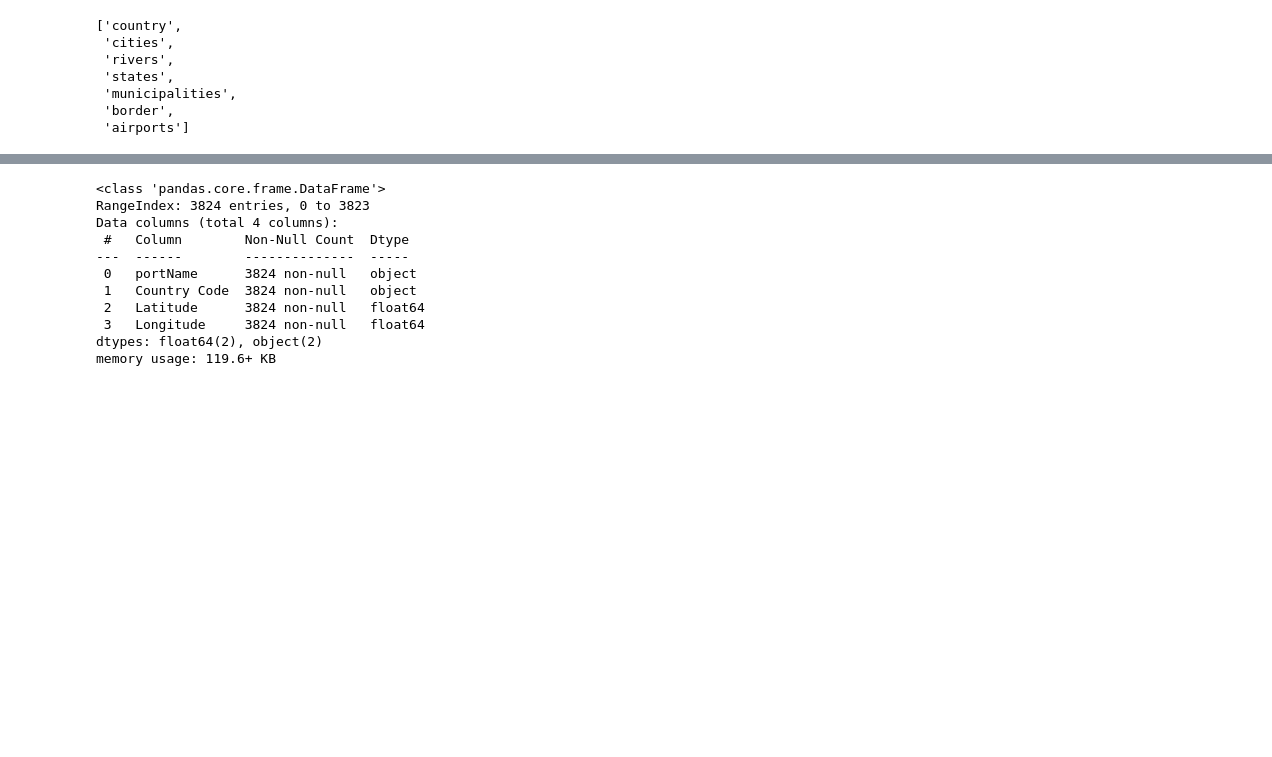
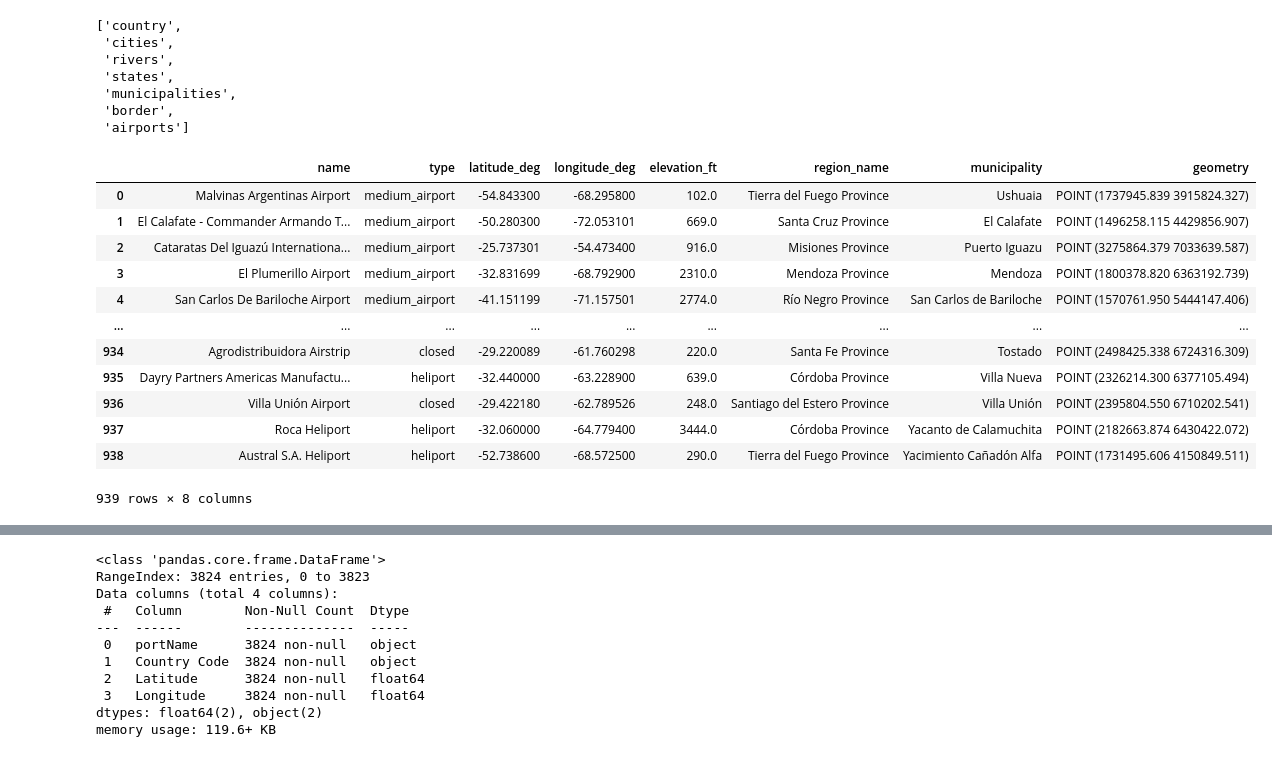
Before and after one commit to Romina300/TareaFinal_1, a Jupyter notebook: TareaFinal_parte1.ipynb, the cells around one changed output, grey strips where cells are left out. Cells and saved outputs as stored; diff of their text form; code cells hidden in the pictures; blank space fills up the shorter version.

```diff
--- a/TareaFinal_parte1.ipynb
+++ b/TareaFinal_parte1.ipynb
@@ -39,3 +39,19 @@ municipalities=gpd.read_file(argentinaMaps,layer='municipalities')
 airports=gpd.read_file(argentinaMaps,layer='airports')
 rivers=gpd.read_file(argentinaMaps,layer='rivers')
 border=gpd.read_file(argentinaMaps,layer='border')
+# %%
+airports
+# %% [output]
+|  | name | type | latitude_deg | longitude_deg | elevation_ft | region_name | municipality | geometry |
+| 0 | Malvinas Argentinas Airport | medium_airport | -54.843300 | -68.295800 | 102.0 | Tierra del Fuego Province | Ushuaia | POINT (1737945.839 3915824.327) |
+| 1 | El Calafate - Commander Armando T... | medium_airport | -50.280300 | -72.053101 | 669.0 | Santa Cruz Province | El Calafate | POINT (1496258.115 4429856.907) |
+| 2 | Cataratas Del Iguazú Internationa... | medium_airport | -25.737301 | -54.473400 | 916.0 | Misiones Province | Puerto Iguazu | POINT (3275864.379 7033639.587) |
+| 3 | El Plumerillo Airport | medium_airport | -32.831699 | -68.792900 | 2310.0 | Mendoza Province | Mendoza | POINT (1800378.820 6363192.739) |
+| 4 | San Carlos De Bariloche Airport | medium_airport | -41.151199 | -71.157501 | 2774.0 | Río Negro Province | San Carlos de Bariloche | POINT (1570761.950 5444147.406) |
+| ... | ... | ... | ... | ... | ... | ... | ... | ... |
+| 934 | Agrodistribuidora Airstrip | closed | -29.220089 | -61.760298 | 220.0 | Santa Fe Province | Tostado | POINT (2498425.338 6724316.309) |
+| 935 | Dayry Partners Americas Manufactu... | heliport | -32.440000 | -63.228900 | 639.0 | Córdoba Province | Villa Nueva | POINT (2326214.300 6377105.494) |
+| 936 | Villa Unión Airport | closed | -29.422180 | -62.789526 | 248.0 | Santiago del Estero Province | Villa Unión | POINT (2395804.550 6710202.541) |
+| 937 | Roca Heliport | heliport | -32.060000 | -64.779400 | 3444.0 | Córdoba Province | Yacanto de Calamuchita | POINT (2182663.874 6430422.072) |
+| 938 | Austral S.A. Heliport | heliport | -52.738600 | -68.572500 | 290.0 | Tierra del Fuego Province | Yacimiento Cañadón Alfa | POINT (1731495.606 4150849.511) |
+939 rows × 8 columns
```
Also changed, not shown: parts of 23 cells of this notebook, 1 other file.
